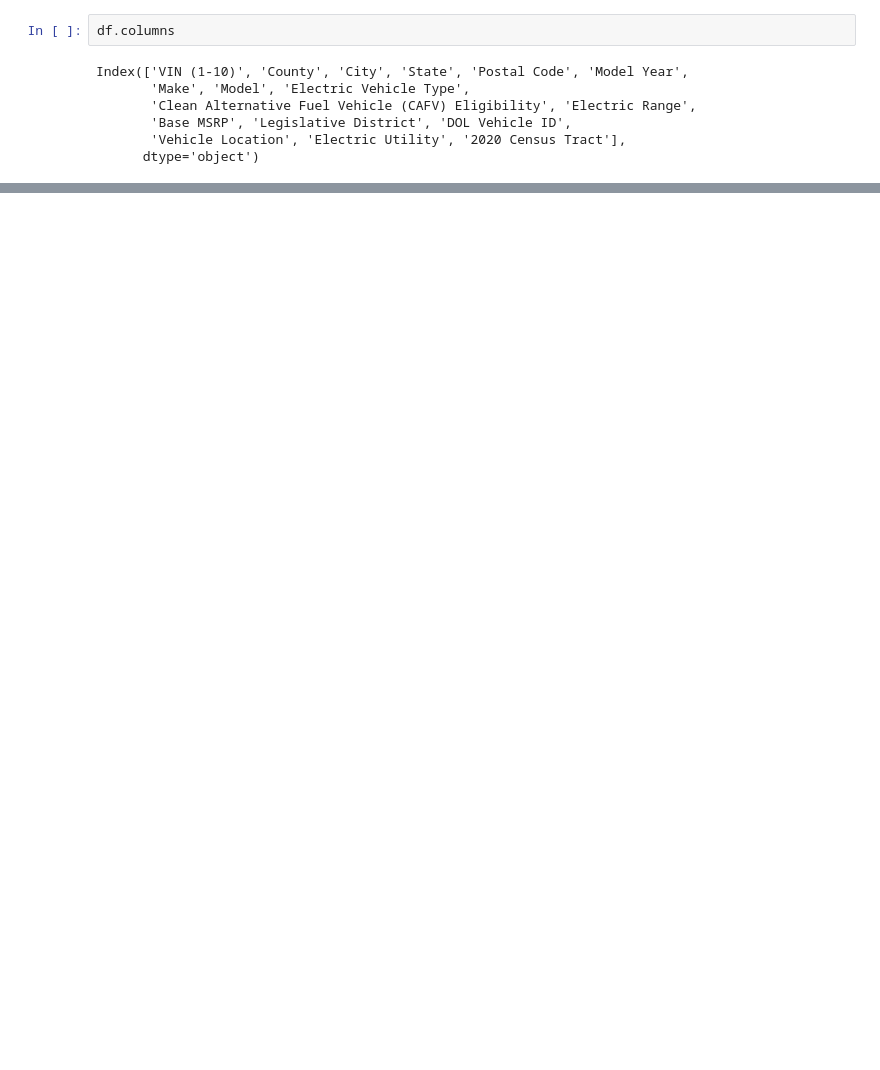
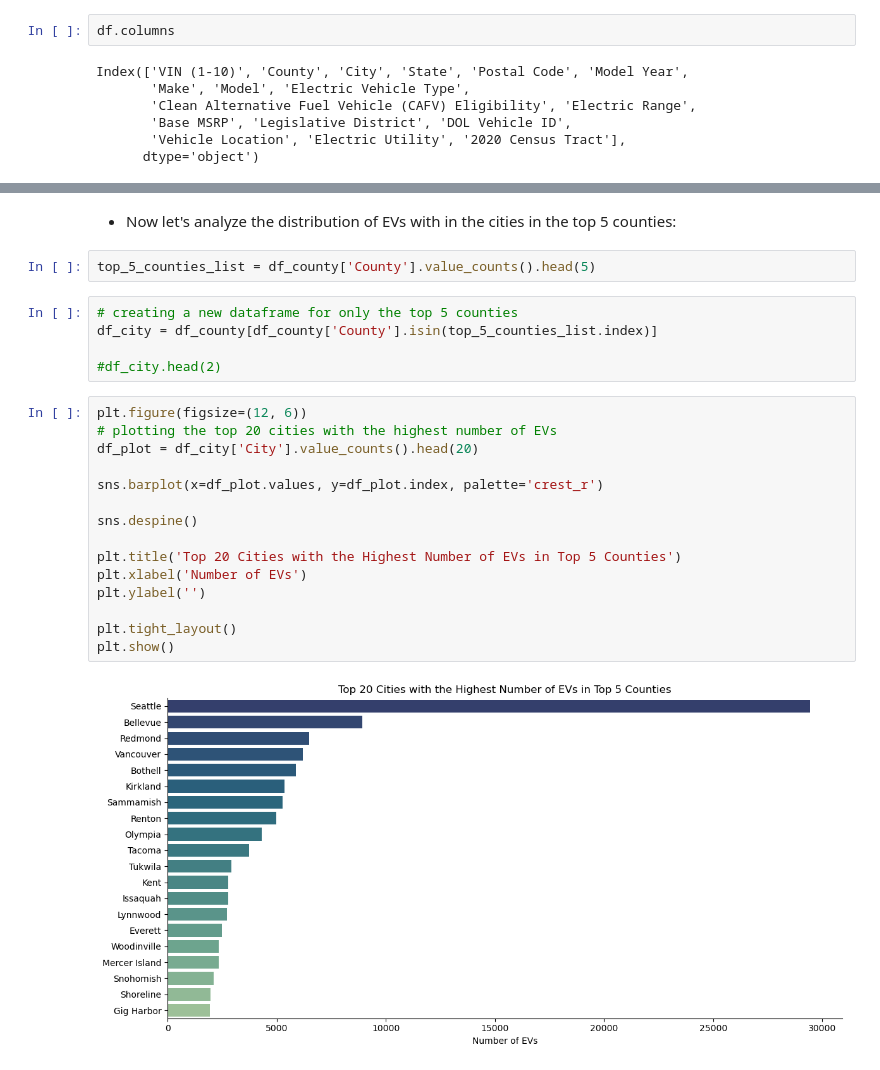
Before and after one commit to modyreturn/Data-Analysis-Projects, a Jupyter notebook: EVs Market Analysis/2_EVs_Geographical_Dist.ipynb, the cells around one changed output, grey strips where cells are left out. Drawn from its saved outputs; the diff is of its cells as text; blank space fills up the shorter version.

```diff
--- a/EVs Market Analysis/2_EVs_Geographical_Dist.ipynb
+++ b/EVs Market Analysis/2_EVs_Geographical_Dist.ipynb
@@ -64,0 +93,26 @@ Index(['VIN (1-10)', 'County', 'City', 'State', 'Postal Code', 'Model Year',
+# %% [markdown]
+- Now let's analyze the distribution of EVs with in the cities in the top 5 counties:
+# %%
+top_5_counties_list = df_county['County'].value_counts().head(5)
+# %%
+# creating a new dataframe for only the top 5 counties
+df_city = df_county[df_county['County'].isin(top_5_counties_list.index)]
+
+#df_city.head(2)
+# %%
+plt.figure(figsize=(12, 6))
+# plotting the top 20 cities with the highest number of EVs
+df_plot = df_city['City'].value_counts().head(20)
+
+sns.barplot(x=df_plot.values, y=df_plot.index, palette='crest_r')
+
+sns.despine()
+
+plt.title('Top 20 Cities with the Highest Number of EVs in Top 5 Counties')
+plt.xlabel('Number of EVs')
+plt.ylabel('')
+
+plt.tight_layout()
+plt.show()
+# %% [output]
+[figure, added]
```
Also changed, not shown: parts of 5 cells of this notebook, 3 other files.
